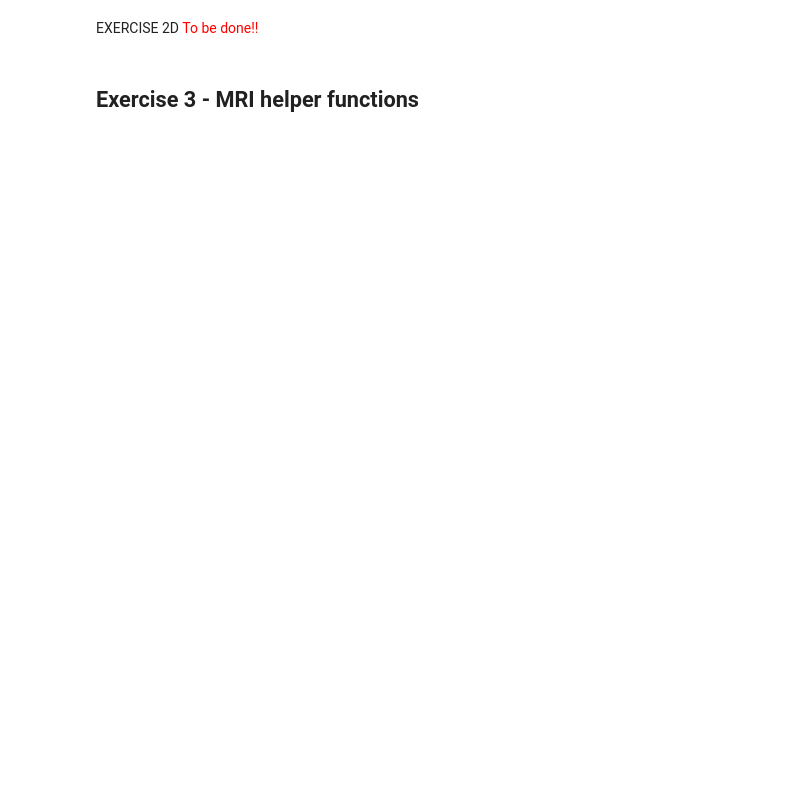
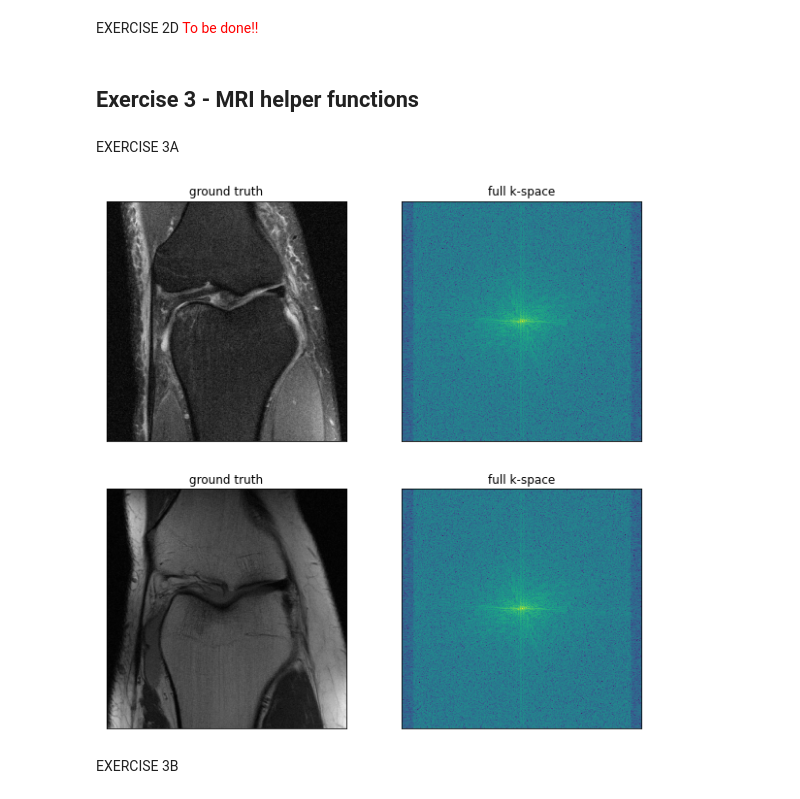
Before and after one commit to gbala97/Deep-Unfolding, a Jupyter notebook: Deep Unfolding.ipynb, the cells around one changed output. Cells and saved outputs as stored; diff of their text form; code cells hidden in the pictures; blank space fills up the shorter version.

```diff
--- a/Deep Unfolding.ipynb
+++ b/Deep Unfolding.ipynb
@@ -320,3 +249,40 @@ EXERCISE 2D </br>
 <font color=red> To be done!! </font>
 # %% [markdown]
 ## Exercise 3 - MRI helper functions
+# %%
+# define parameters
+data_loc = 'Fast_MRI_Knee' #change the datalocation to something that works for you
+batch_size = 2
+
+train_loader, test_loader = create_dataloaders_MRI(data_loc, batch_size)
+
+_, (partial_kspace, M, gt) = next(enumerate(test_loader))
+# %% [markdown]
+EXERCISE 3A
+# %%
+def cal_full_kspace(gt):
+    kspace = torch.fft.fftshift(torch.fft.fft2(gt), dim=-1)     # fft2 default: last two dimensions
+    kspace = torch.fft.fftshift(kspace, dim=-2)
+    return kspace
+# %%
+full_kspace = cal_full_kspace(gt)
+full_kspace_plot_friendly = torch.log(torch.abs(full_kspace[0,:,:])+1e-20)
+
+plt.figure(figsize = (10,10))
+for i in range(batch_size):
+    for j in range(2):
+        plt.subplot(batch_size,2,i*2+j+1)
+        plt.imshow(gt[i,:,:],cmap='gray')
+        plt.xticks([])
+        plt.yticks([])
+        plt.title('ground truth')
+
+        plt.subplot(batch_size,2,(i+1)*2)
+        plt.imshow(full_kspace_plot_friendly,vmin=-2.3,interpolation='nearest')
+        plt.xticks([])
+        plt.yticks([])
+        plt.title('full k-space')
+# %% [output]
+[figure, added]
+# %% [markdown]
+EXERCISE 3B
```
Also changed, not shown: parts of 13 cells of this notebook, 1 other file.
